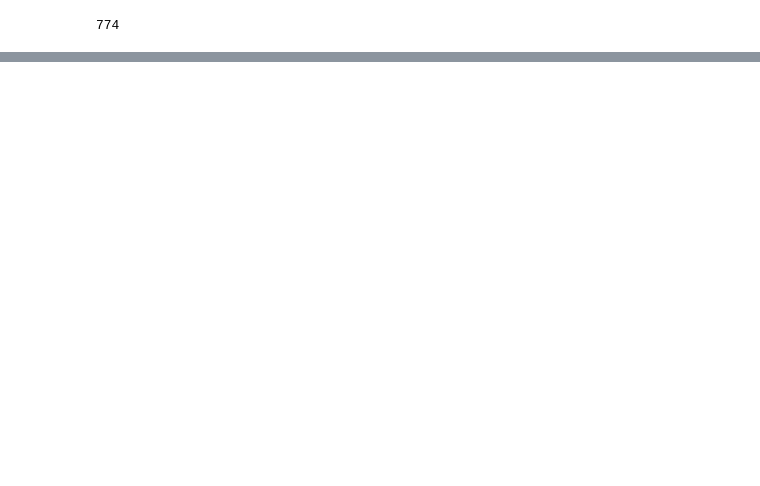
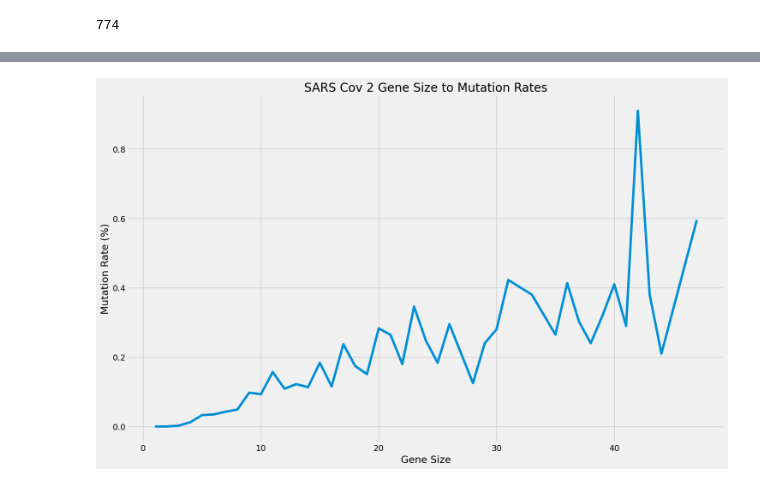
Before and after one commit to Shahaf-F-S/viral-genome-mutation-analysis, a Jupyter notebook: notebook.ipynb, the cells around one changed output, grey strips where cells are left out. Drawn from its saved outputs; the diff is of its cells as text; code cells hidden in the pictures; blank space fills up the shorter version.

```diff
--- a/notebook.ipynb
+++ b/notebook.ipynb
@@ -244,3 +244,16 @@ plt.show()
+# %%
+line_data = np.array(sorted(size_to_gene_ratio.items(), key=lambda d: d[0]))
+
+x, y = line_data[:, 0].astype(int), line_data[:, 1]
+
+plt.figure(figsize=(16, 10))
+plt.title("SARS Cov 2 Gene Size to Mutation Rates")
+plt.xlabel("Gene Size")
+plt.ylabel("Mutation Rate (%)")
+plt.plot(x[:-5], y[:-5])
+plt.show()
+# %% [output]
+[figure, added]
 # %%
 line_data = np.array(sorted(grouped_size_to_gene_ratio.items(), key=lambda d: d[0]))
 
```
Also changed, not shown: parts of 3 cells of this notebook, 1 other file.
